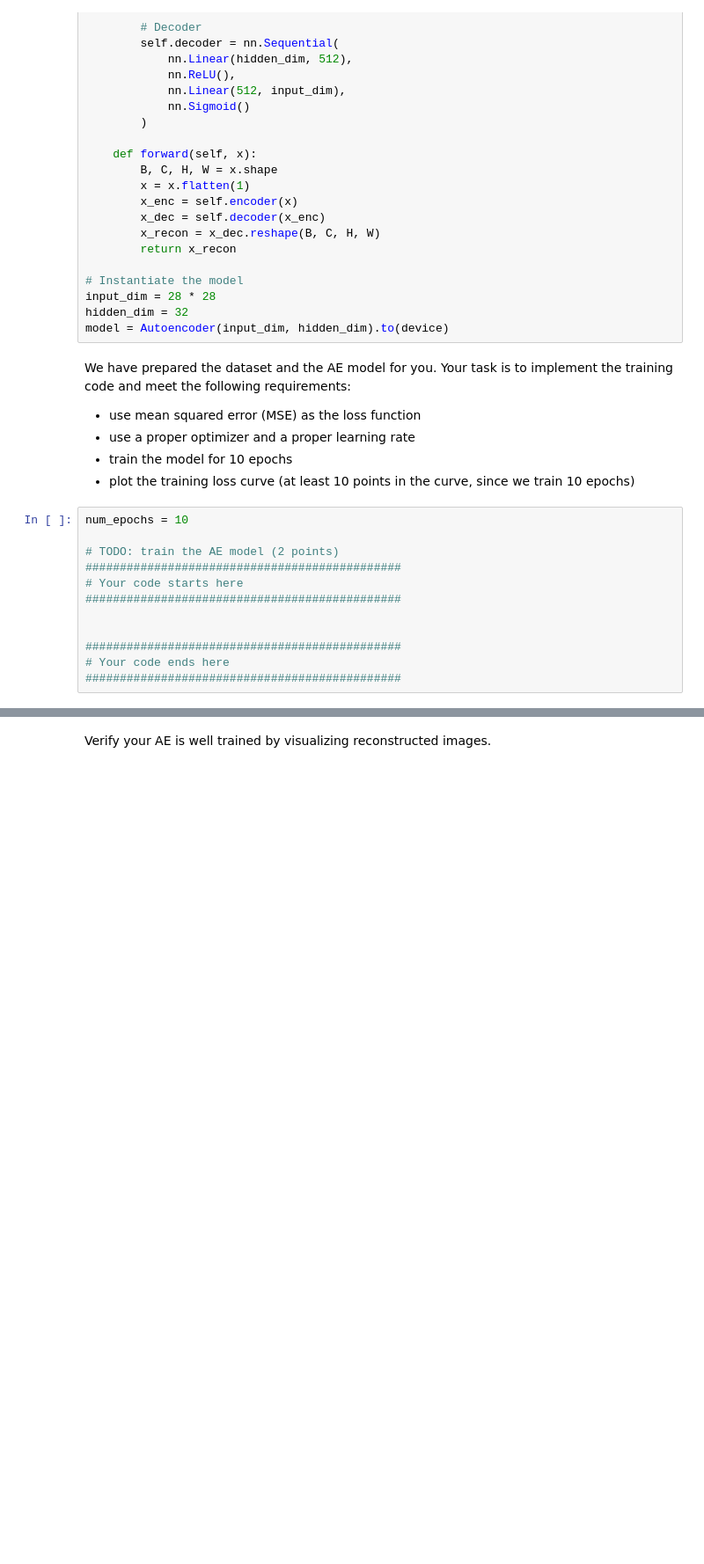
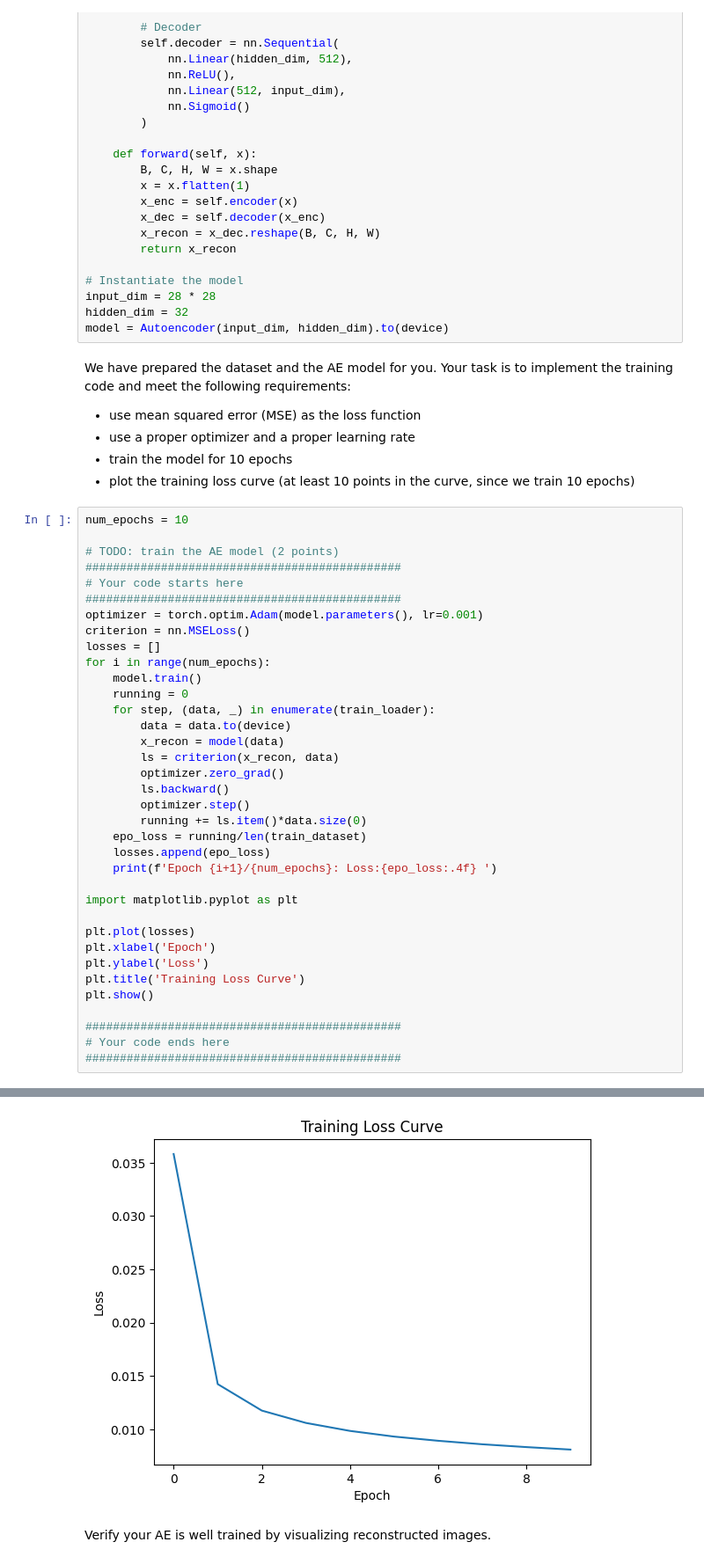
Before and after one commit to inin18/dataAndfile, a Jupyter notebook: assignment8.ipynb, the cells around one changed output, grey strips where cells are left out. Shown: that part at 88% size. Cells and saved outputs as stored; diff of their text form; blank space fills up the shorter version.

```diff
--- a/assignment8.ipynb
+++ b/assignment8.ipynb
@@ -92,8 +92,33 @@ num_epochs = 10
 ##############################################
 # Your code starts here
 ##############################################
+optimizer = torch.optim.Adam(model.parameters(), lr=0.001)
+criterion = nn.MSELoss()
+losses = []
+for i in range(num_epochs):
+    model.train()
+    running = 0
+    for step, (data, _) in enumerate(train_loader):
+        data = data.to(device)
+        x_recon = model(data)
+        ls = criterion(x_recon, data)
+        optimizer.zero_grad()
+        ls.backward()
+        optimizer.step()
+        running += ls.item()*data.size(0)
+    epo_loss = running/len(train_dataset)
+    losses.append(epo_loss)
+    print(f'Epoch {i+1}/{num_epochs}: Loss:{epo_loss:.4f} ')
 
+import matplotlib.pyplot as plt
+
+plt.plot(losses)
+plt.xlabel('Epoch')
+plt.ylabel('Loss')
+plt.title('Training Loss Curve')
+plt.show()
 
 ##############################################
 # Your code ends here
 ##############################################
+# %% [output]
@@ -100,3 +135,4 @@ num_epochs = 10
+[figure, added]
 # %% [markdown]
 Verify your AE is well trained by visualizing reconstructed images.
 # %%
```
Also changed, not shown: parts of 14 cells of this notebook, 1 other file.
